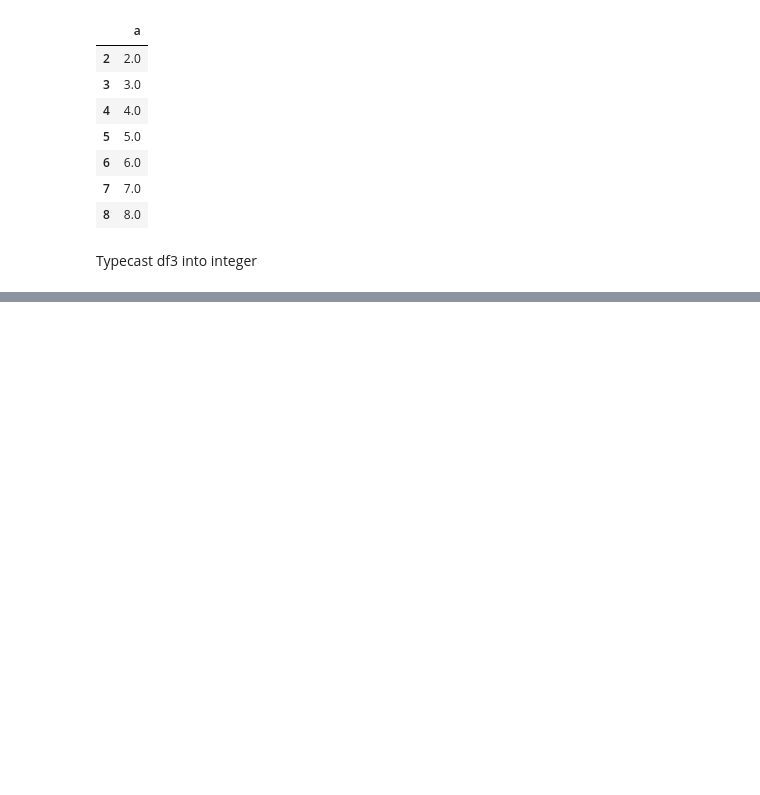
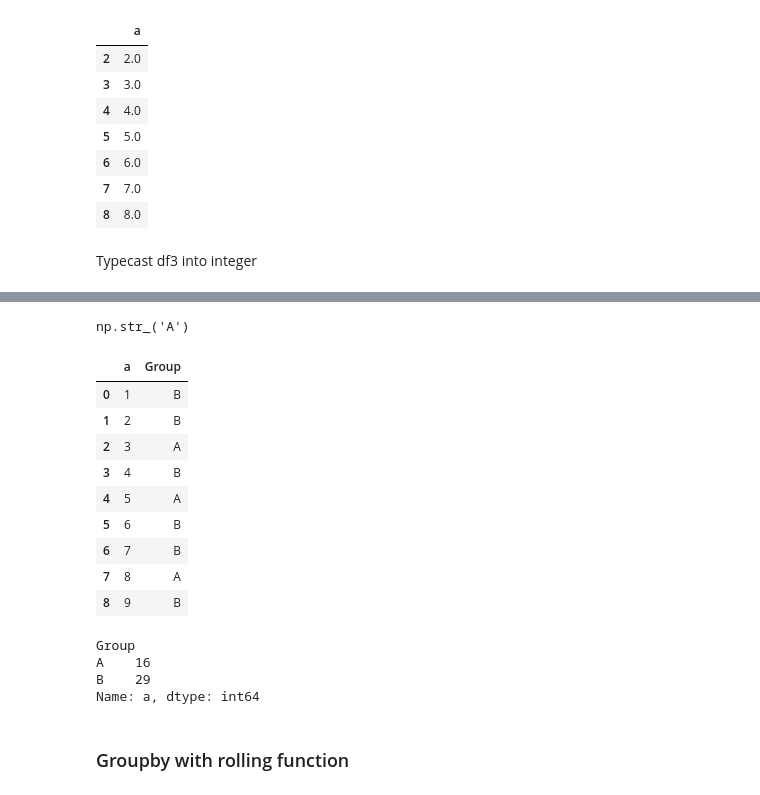
Before and after one commit to prA-G/DailyPythonNotes, a Jupyter notebook: 19_Pandas_Advance.ipynb, the cells around one changed output, grey strips where cells are left out. Saved outputs shown, nothing was run; the diff lists cells and outputs as text; code cells hidden in the pictures; blank space fills up the shorter version.

```diff
--- a/19_Pandas_Advance.ipynb
+++ b/19_Pandas_Advance.ipynb
@@ -1978,0 +2007,28 @@ df3['a_int']= df3['a'].astype(int)
+# %%
+np.random.choice(['A', 'B'])
+# %% [output]
+np.str_('A')
+# %%
+df2["Group"] = np.random.choice(['A', 'B'], size= 9)
+# %%
+df2
+# %% [output]
+|  | a | Group |
+| 0 | 1 | B |
+| 1 | 2 | B |
+| 2 | 3 | A |
+| 3 | 4 | B |
+| 4 | 5 | A |
+| 5 | 6 | B |
+| 6 | 7 | B |
+| 7 | 8 | A |
+| 8 | 9 | B |
+# %%
+df2.groupby('Group')['a'].sum()
+# %% [output]
+Group
+A    16
+B    29
+Name: a, dtype: int64
+# %% [markdown]
+### Groupby with rolling function
```
Also changed, not shown: parts of 31 cells of this notebook.
